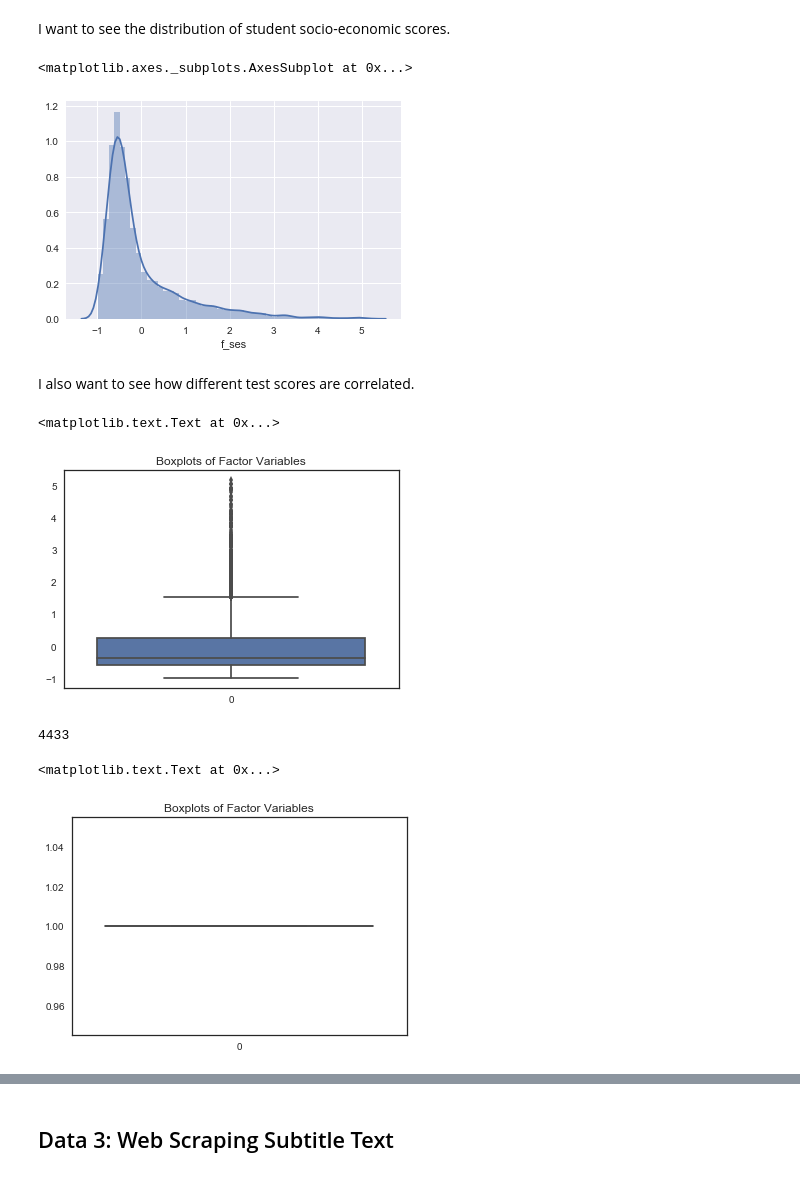
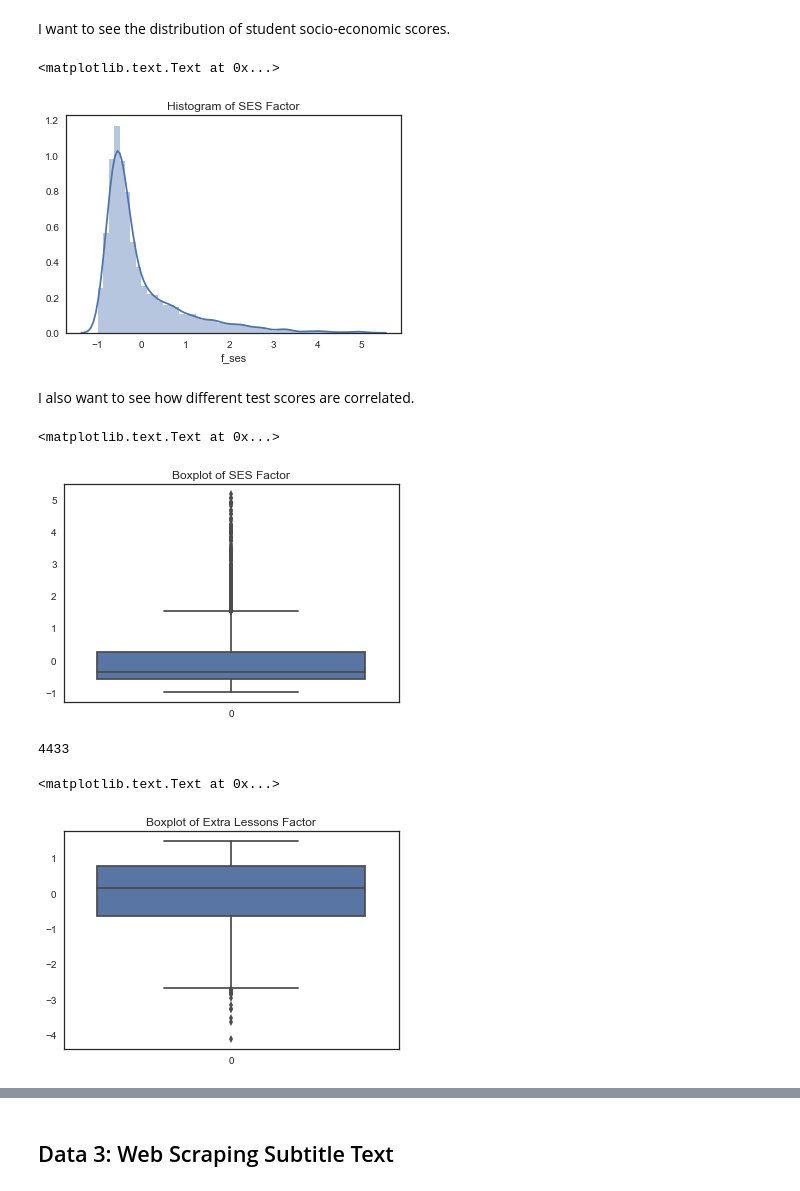
Before and after one commit to yelircaasi/byu_econ_applied_machine_learning, a Jupyter notebook: homeworks/Homework_1.ipynb, the cells around one changed output, grey strips where cells are left out. Cells and saved outputs as stored; diff of their text form; code cells hidden in the pictures.

```diff
--- a/homeworks/Homework_1.ipynb
+++ b/homeworks/Homework_1.ipynb
@@ -159,18 +207,19 @@ data2.describe().round(3)
 I want to see the distribution of student socio-economic scores.
 # %%
 sns.distplot(data2.f_ses)
+sns.plt.title('Histogram of SES Factor')
 # %% [output]
-<matplotlib.axes._subplots.AxesSubplot at 0x...>
+<matplotlib.text.Text at 0x...>
-[figure, old version]
+[figure, new version]
 # %% [markdown]
 I also want to see how different test scores are correlated.
 # %%
 sns.set_style("white")
 sns.boxplot(data=data2.f_ses);
-plt.title("Boxplots of Factor Variables")
+plt.title("Boxplot of SES Factor")
 # %% [output]
 <matplotlib.text.Text at 0x...>
-[figure, old version]
+[figure, new version]
 # %%
 len(data2.f_ses)
 # %% [output]
@@ -180,7 +227,7 @@ data2.ones = [1]*len(data2.f_ses)
 # %%
 sns.set_style("white")
-sns.boxplot(data=data2.ones);
-plt.title("Boxplots of Factor Variables")
+sns.boxplot(data=data2.f_ext);
+plt.title("Boxplot of Extra Lessons Factor")
 # %% [output]
 <matplotlib.text.Text at 0x...>
-[figure, old version]
+[figure, new version]
```
Also changed, not shown: parts of 68 cells of this notebook.
